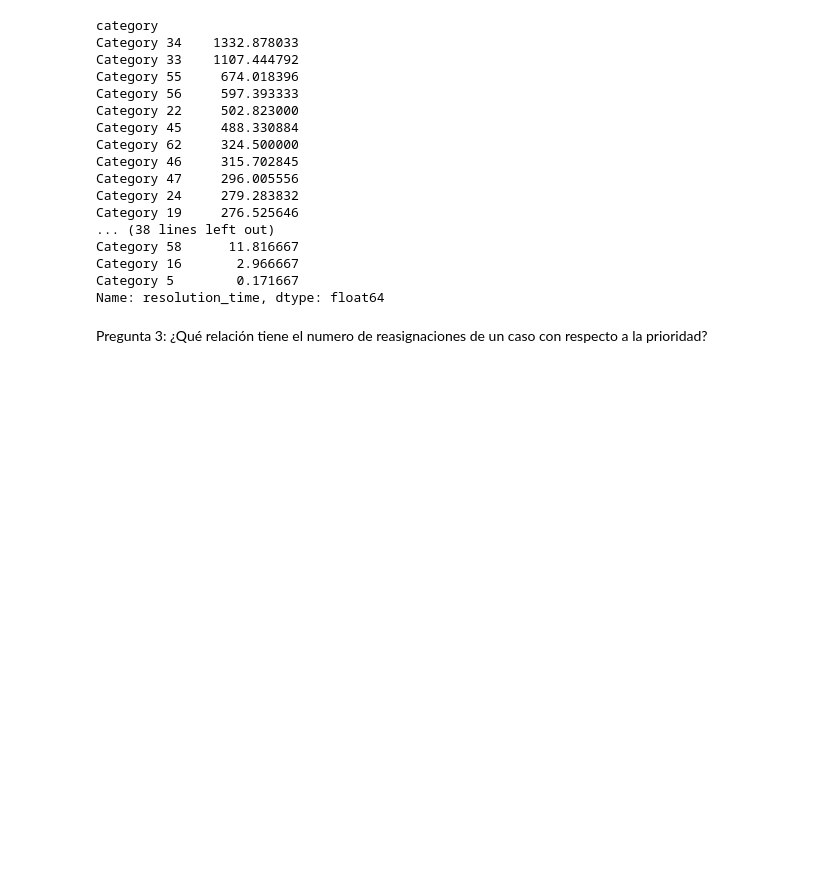
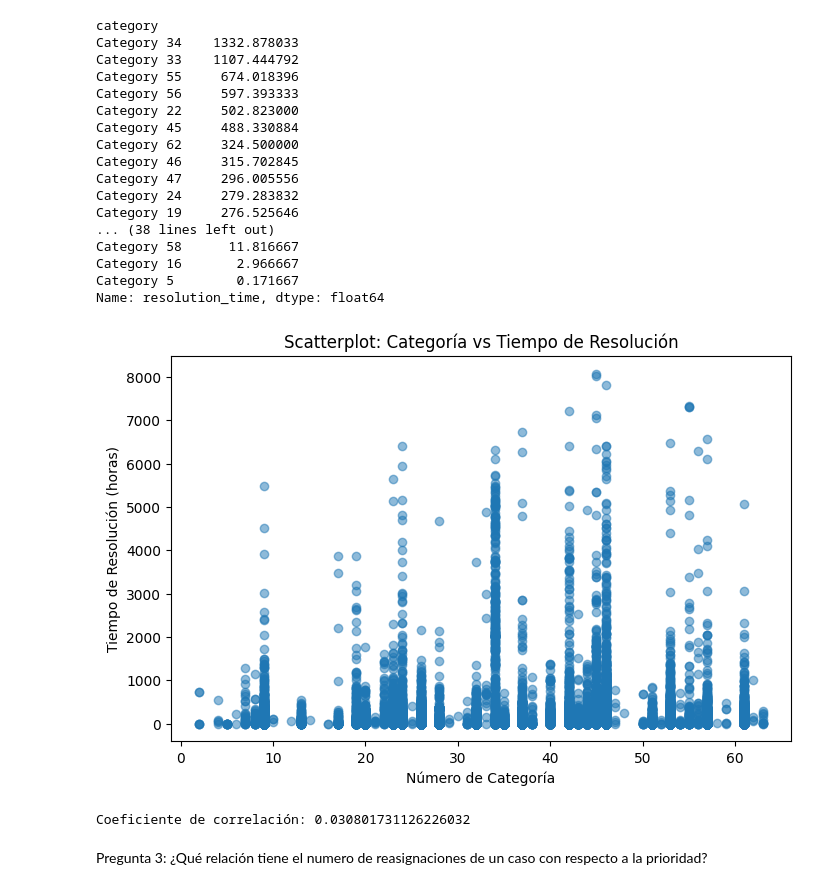
Before and after one commit to OttaVonBismarck/proyecto_1_actd, a Jupyter notebook: proyecto_limpieza.ipynb, the cells around one changed output. Saved outputs shown, nothing was run; the diff lists cells and outputs as text; code cells hidden in the pictures; blank space fills up the shorter version.

Commit message:
Se analiza el la categoria y el tiempo de resolucion

```diff
--- a/proyecto_limpieza.ipynb
+++ b/proyecto_limpieza.ipynb
@@ -432,6 +432,27 @@ Category 58      11.816667
 Category 16       2.966667
 Category 5        0.171667
 Name: resolution_time, dtype: float64
+# %%
+# Extrae el último número de la columna 'category' (por ejemplo, 'Software 3' -> 3)
+df2['categoria_num'] = df2['category'].str.extract(r'(\d+)$').astype(float)
+
+# Elimina filas donde no se pudo extraer el número
+df2_filtrado = df2.dropna(subset=['categoria_num', 'resolution_time'])
+
+# Scatterplot entre el número de categoría y el tiempo de resolución
+plt.figure(figsize=(8,5))
+plt.scatter(df2_filtrado['categoria_num'], df2_filtrado['resolution_time'], alpha=0.5)
+plt.xlabel('Número de Categoría')
+plt.ylabel('Tiempo de Resolución (horas)')
+plt.title('Scatterplot: Categoría vs Tiempo de Resolución')
+plt.show()
+# %% [output]
+[figure, added]
+# %%
+correlacion = df2_filtrado['categoria_num'].corr(df2_filtrado['resolution_time'])
+print(f"Coeficiente de correlación: {correlacion}")
+# %% [output]
+Coeficiente de correlación: 0.030801731126226032
 # %% [markdown]
 Pregunta 3: ¿Qué relación tiene el numero de reasignaciones de un caso con respecto a la prioridad?
 # %%
```
Also changed, not shown: parts of 1 cell of this notebook.
